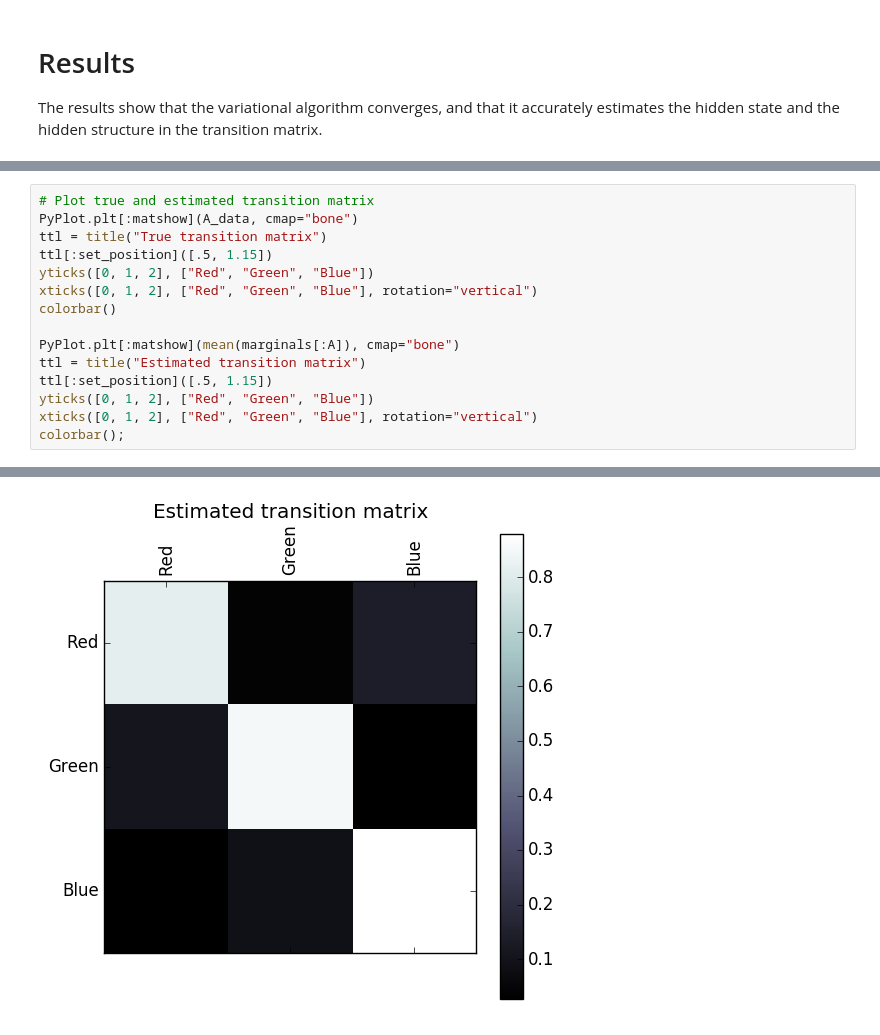
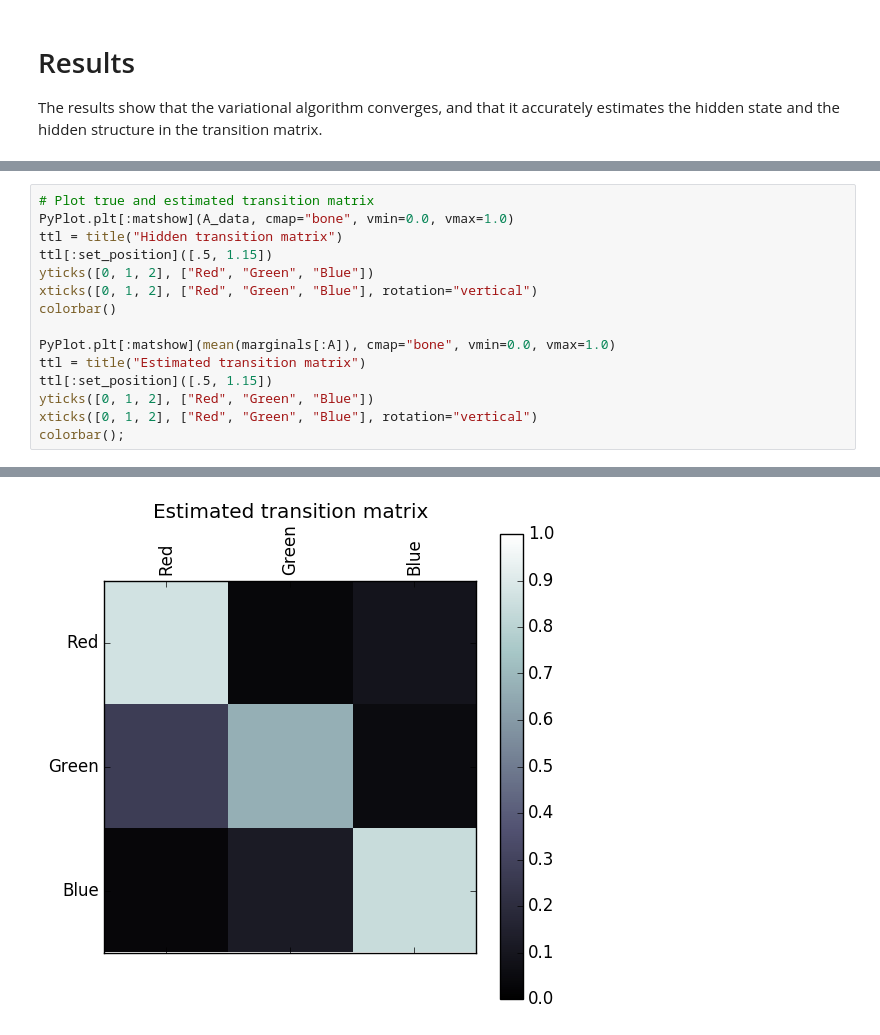
Before and after one commit to biaslab/ForneyLab.jl, a Jupyter notebook: demo/8_hidden_markov_model_estimation.ipynb, the cells around one changed output, grey strips where cells are left out. Saved outputs shown, nothing was run; the diff lists cells and outputs as text.

```diff
--- a/demo/8_hidden_markov_model_estimation.ipynb
+++ b/demo/8_hidden_markov_model_estimation.ipynb
@@ -157,13 +152,13 @@ grid("on")
 # %%
 # Plot true and estimated transition matrix
-PyPlot.plt[:matshow](A_data, cmap="bone")
-ttl = title("True transition matrix")
+PyPlot.plt[:matshow](A_data, cmap="bone", vmin=0.0, vmax=1.0)
+ttl = title("Hidden transition matrix")
 ttl[:set_position]([.5, 1.15])
 yticks([0, 1, 2], ["Red", "Green", "Blue"])
 xticks([0, 1, 2], ["Red", "Green", "Blue"], rotation="vertical")
 colorbar()
 
-PyPlot.plt[:matshow](mean(marginals[:A]), cmap="bone")
+PyPlot.plt[:matshow](mean(marginals[:A]), cmap="bone", vmin=0.0, vmax=1.0)
 ttl = title("Estimated transition matrix")
 ttl[:set_position]([.5, 1.15])
 yticks([0, 1, 2], ["Red", "Green", "Blue"])
@@ -174 +169 @@ colorbar();
-[figure, old version]
+[figure, new version]
```
Also changed, not shown: parts of 6 cells of this notebook, 9 other files.
